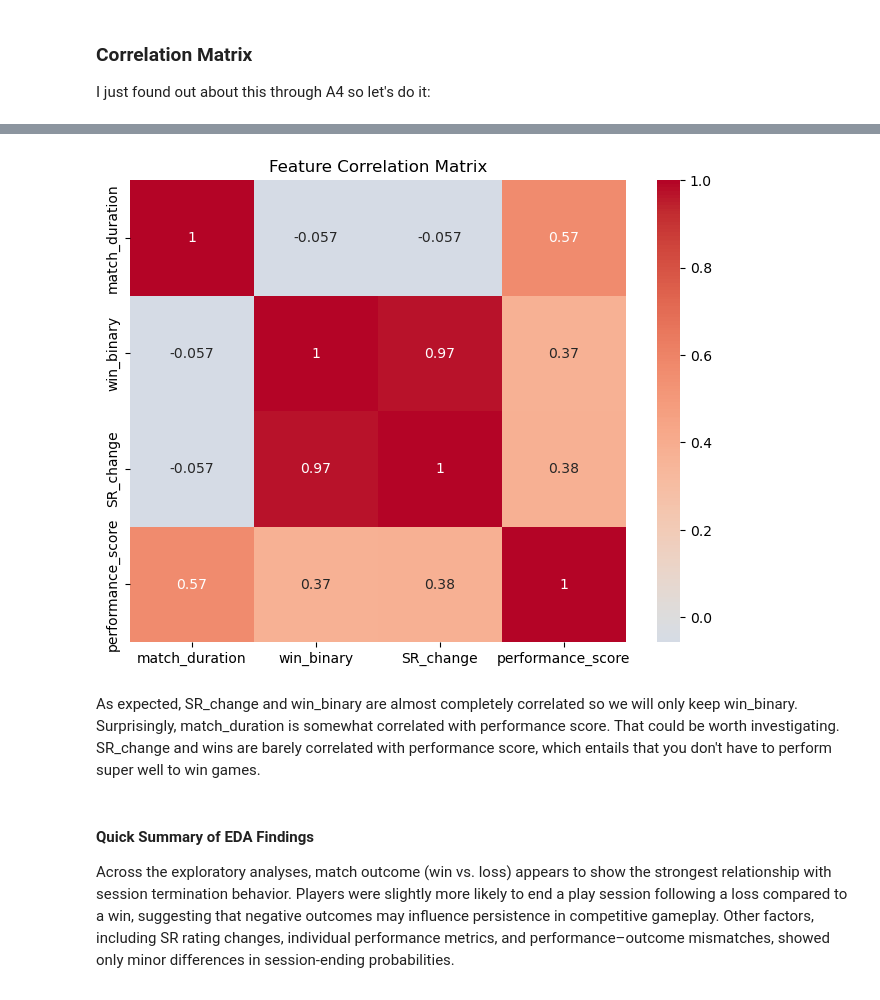
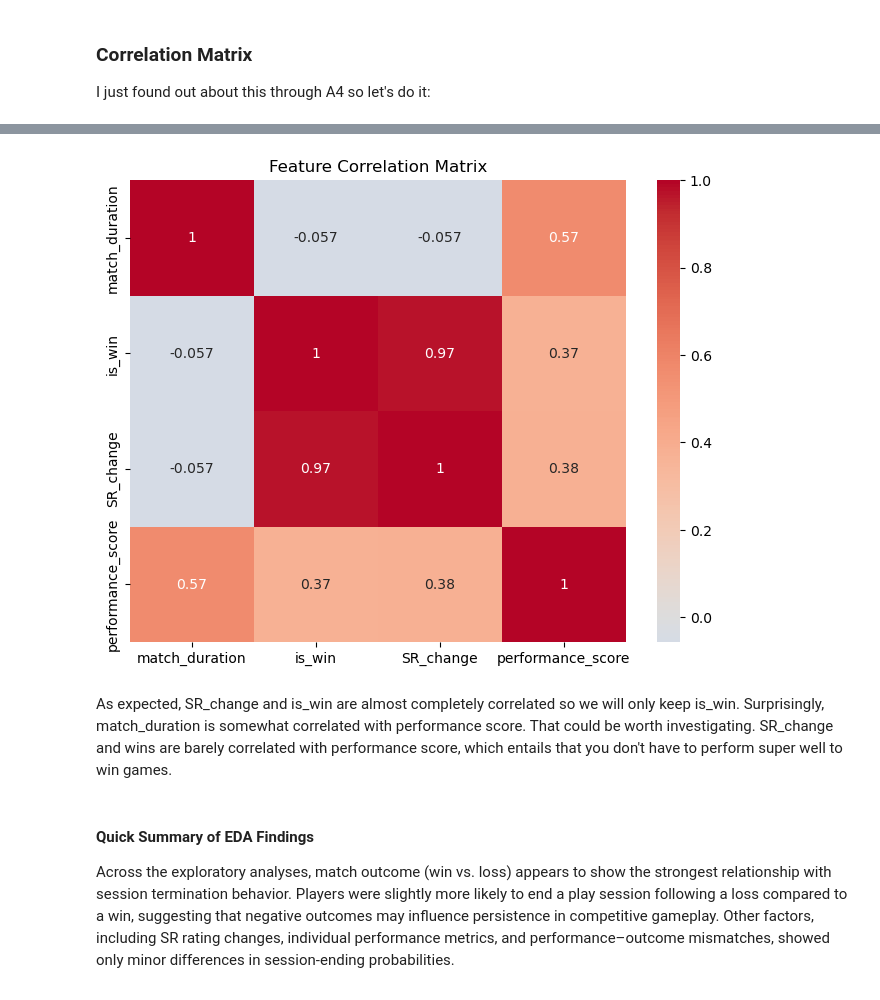
Before and after one commit to COGS108/Group126_WI26, a Jupyter notebook: 02-EDACheckpoint.ipynb, the cells around one changed output, grey strips where cells are left out. Drawn from its saved outputs; the diff is of its cells as text; code cells hidden in the pictures.

Commit message:
removed win_binary variable from EDA checkpoint

```diff
--- a/02-EDACheckpoint.ipynb
+++ b/02-EDACheckpoint.ipynb
@@ -1075,7 +1075,3 @@ This indicates that players tend to have higher performance scores in matches th
 However, the distributions overlap substantially, as shown by the wide ranges and standard deviations (≈2.0 for both groups). This suggests that individual performance does not perfectly determine match outcome.
 
 Next we calculate the Pearson Correlation Coefficient:
-# %%
-temp_df["win_binary"] = temp_df["is_win"].map({True:1, False:0})
-
-temp_df["performance_score"].corr(temp_df["win_binary"])
@@ -1153,7 +1151,7 @@ plt.show()
 
 I just found out about this through A4 so let's do it:
 # %%
-corr_vars = temp_df[['match_duration', 'win_binary', 'SR_change', 'performance_score']]
+corr_vars = temp_df[['match_duration', 'is_win', 'SR_change', 'performance_score']]
 corr_matrix = corr_vars.corr()
 print(corr_matrix)
 plt.figure(figsize=(8,6))
@@ -1169,6 +1167,6 @@ performance_score        0.566314    0.374947   0.378283           1.000000
-[figure, old version]
+[figure, new version]
 # %% [markdown]
-As expected, SR_change and win_binary are almost completely correlated so we will only keep win_binary. Surprisingly, match_duration is somewhat correlated with performance score. That could be worth investigating. SR_change and wins are barely correlated with performance score, which entails that you don't have to perform super well to win games.
+As expected, SR_change and is_win are almost completely correlated so we will only keep is_win. Surprisingly, match_duration is somewhat correlated with performance score. That could be worth investigating. SR_change and wins are barely correlated with performance score, which entails that you don't have to perform super well to win games.
 # %% [markdown]
 #### Quick Summary of EDA Findings
 
```
Also changed, not shown: parts of 3 cells of this notebook.
